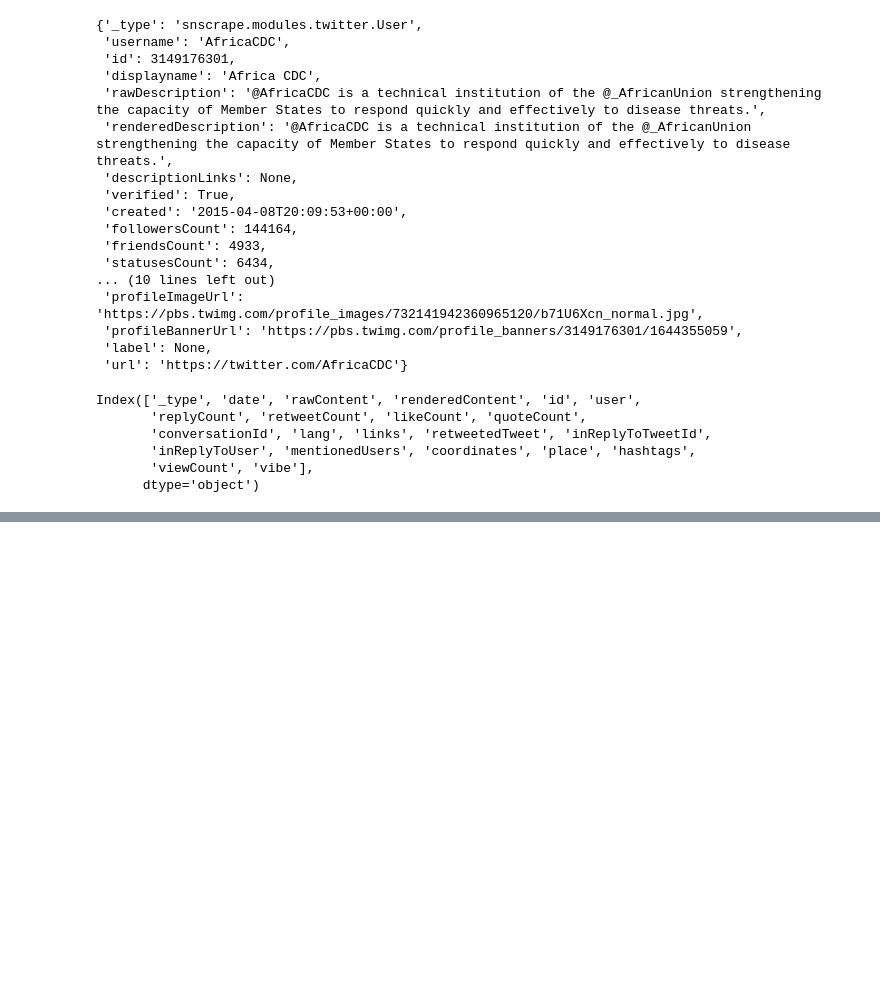
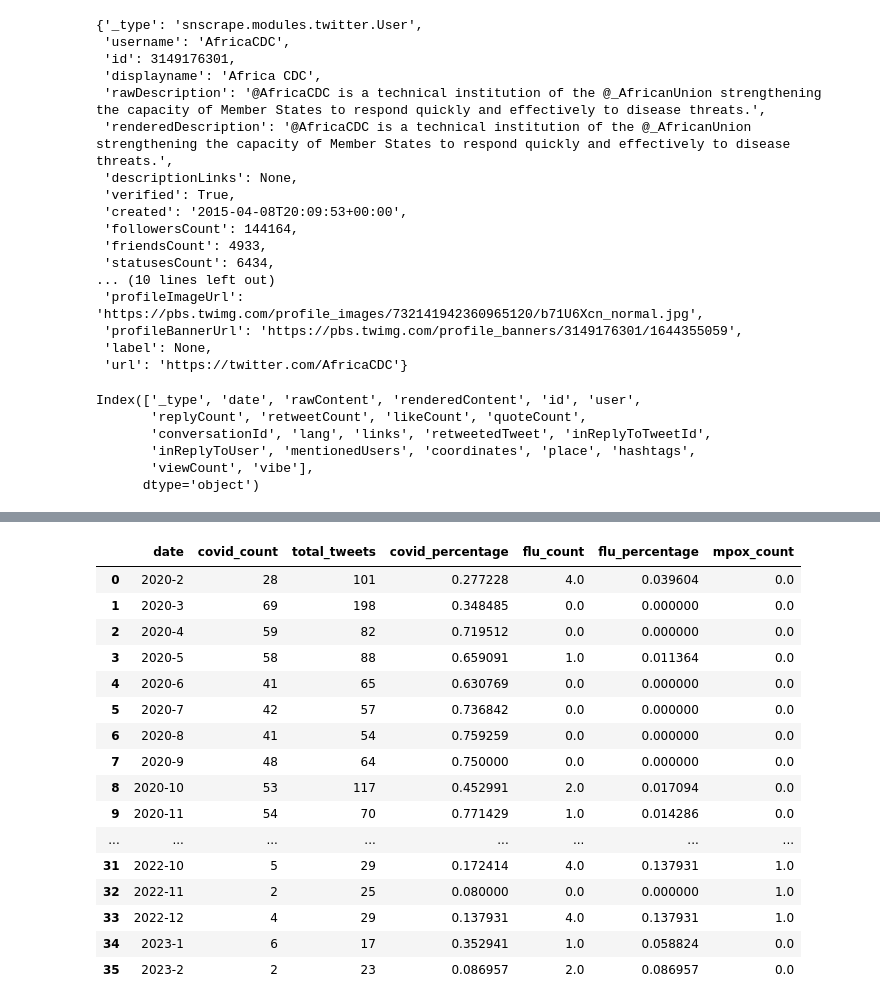
Before and after one commit to scopalaffairs/twitter-on-health, a Jupyter notebook: ND_pub_health_ord.ipynb, the cells around one changed output, grey strips where cells are left out. Cells and saved outputs as stored; diff of their text form; code cells hidden in the pictures; blank space fills up the shorter version.

```diff
--- a/ND_pub_health_ord.ipynb
+++ b/ND_pub_health_ord.ipynb
@@ -312,0 +483,4 @@ df=pd.DataFrame()
+# %%
+#merge df to ECDC_EU:
+ECDC_EU = pd.merge(ECDC_EU,flu_ECDC_EU_group, on='date', how='left').fillna(0)
+ECDC_EU
@@ -312,0 +505,2 @@ df=pd.DataFrame()
+# %%
+ECDC_EU["flu_percentage"]=ECDC_EU["flu_count"]/ECDC_EU["total_tweets"]
@@ -312,0 +527,12 @@ df=pd.DataFrame()
+# %%
+#filter ECDC_EU tweets for monkeypox/Mpox word
+
+
+mpox_ECDC_EU=df_ECDC_EU_clean[df_ECDC_EU_clean["rawContent"].str.contains("Mpox|monkeypox", flags=re.IGNORECASE)]
+
+mpox_ECDC_EU_group= mpox_ECDC_EU.groupby([(mpox_ECDC_EU.date.dt.year), (mpox_ECDC_EU.date.dt.month)])["id"].count()#.reset_index()
+#filt1_ECDC_EU.groupby()
+mpox_ECDC_EU_group=mpox_ECDC_EU_group.rename_axis(["year", "month"]).reset_index()
+mpox_ECDC_EU_group.rename(columns={"id": "mpox_count"}, inplace=True)
+#df.rename(columns={'id' : 'covid_count'}, inplace=True)
+mpox_ECDC_EU_group.head()
@@ -312,0 +546,6 @@ df=pd.DataFrame()
+# %%
+#put year and month in one column
+mpox_ECDC_EU_group['year'] = mpox_ECDC_EU_group.apply(join_dates, axis=1)
+mpox_ECDC_EU_group.drop("month", axis=1, inplace=True)
+mpox_ECDC_EU_group.rename(columns={"year": "date"}, inplace=True)
+mpox_ECDC_EU_group
@@ -312,0 +562,23 @@ df=pd.DataFrame()
+# %%
+#merge monkeypox into ECDC_EU dataframe
+
+ECDC_EU = pd.merge(ECDC_EU,mpox_ECDC_EU_group, on='date', how='left').fillna(0)
+ECDC_EU
+# %% [output]
+|  | date | covid_count | total_tweets | covid_percentage | flu_count | flu_percentage | mpox_count |
+| 0 | 2020-2 | 28 | 101 | 0.277228 | 4.0 | 0.039604 | 0.0 |
+| 1 | 2020-3 | 69 | 198 | 0.348485 | 0.0 | 0.000000 | 0.0 |
+| 2 | 2020-4 | 59 | 82 | 0.719512 | 0.0 | 0.000000 | 0.0 |
+| 3 | 2020-5 | 58 | 88 | 0.659091 | 1.0 | 0.011364 | 0.0 |
+| 4 | 2020-6 | 41 | 65 | 0.630769 | 0.0 | 0.000000 | 0.0 |
+| 5 | 2020-7 | 42 | 57 | 0.736842 | 0.0 | 0.000000 | 0.0 |
+| 6 | 2020-8 | 41 | 54 | 0.759259 | 0.0 | 0.000000 | 0.0 |
+| 7 | 2020-9 | 48 | 64 | 0.750000 | 0.0 | 0.000000 | 0.0 |
+| 8 | 2020-10 | 53 | 117 | 0.452991 | 2.0 | 0.017094 | 0.0 |
+| 9 | 2020-11 | 54 | 70 | 0.771429 | 1.0 | 0.014286 | 0.0 |
+| ... | ... | ... | ... | ... | ... | ... | ... |
+| 31 | 2022-10 | 5 | 29 | 0.172414 | 4.0 | 0.137931 | 1.0 |
+| 32 | 2022-11 | 2 | 25 | 0.080000 | 0.0 | 0.000000 | 1.0 |
+| 33 | 2022-12 | 4 | 29 | 0.137931 | 4.0 | 0.137931 | 1.0 |
+| 34 | 2023-1 | 6 | 17 | 0.352941 | 1.0 | 0.058824 | 0.0 |
+| 35 | 2023-2 | 2 | 23 | 0.086957 | 2.0 | 0.086957 | 0.0 |
```
Also changed, not shown: parts of 62 cells of this notebook, 1 other file.
